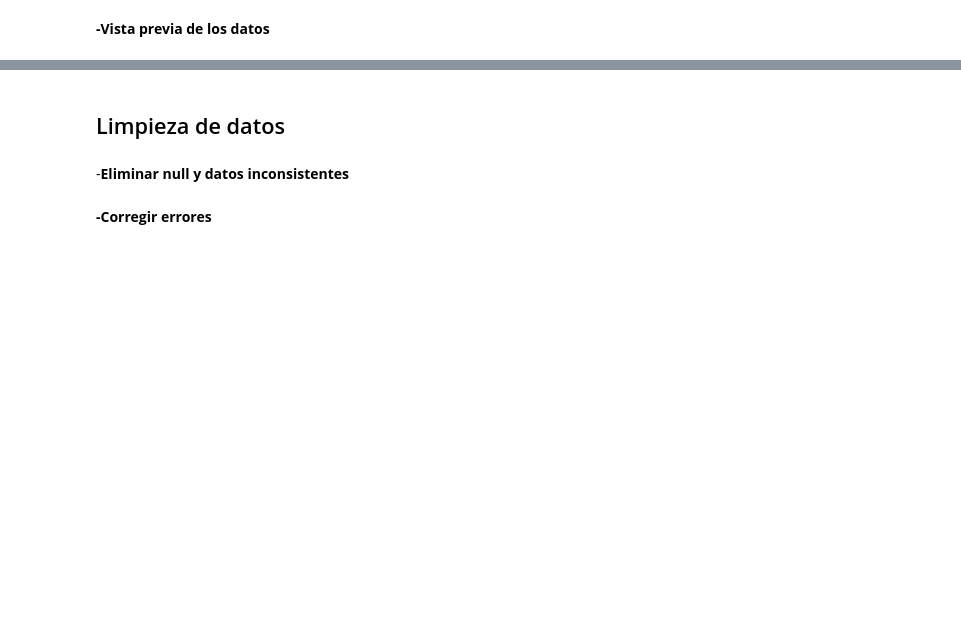
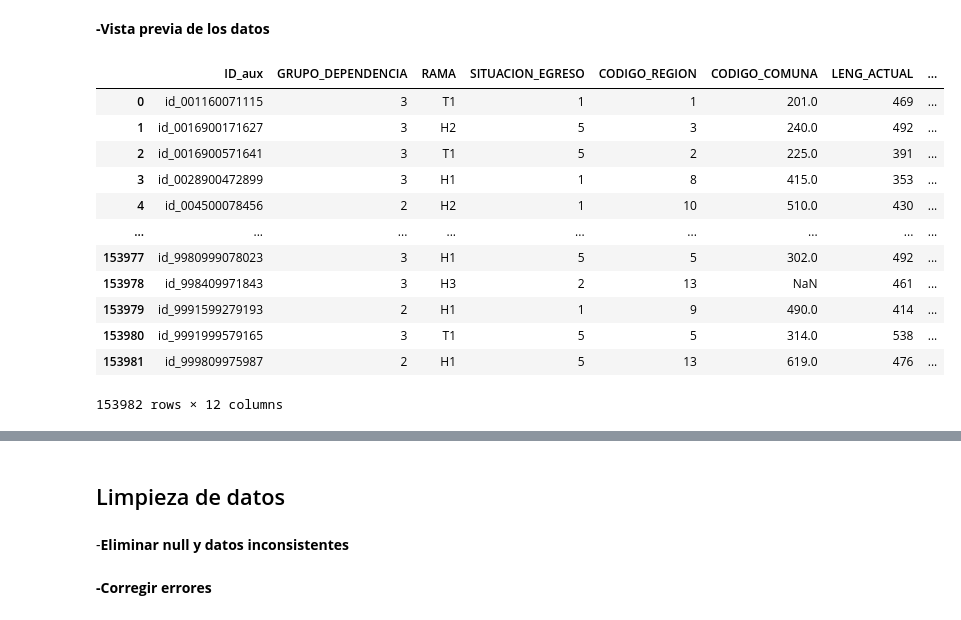
Before and after one commit to Proyecto-IMT-2200/2025-2, a Jupyter notebook: Borrador_Proyecto.ipynb, the cells around one changed output, grey strips where cells are left out. Cells and saved outputs as stored; diff of their text form; code cells hidden in the pictures; blank space fills up the shorter version.

```diff
--- a/Borrador_Proyecto.ipynb
+++ b/Borrador_Proyecto.ipynb
@@ -46,13 +46,14 @@ from pathlib import Path
 # %% [markdown]
 **-Leer el archivo de datos**
 # %%
+## no eliminar, me sirvio para generar mi codigo, saco ideas de aqui para la lectura de los demas, cuando sea necesario...
 dataframes = []
 print("si")
 #idea, crear el dataframe
 for num in range(2004 ,2026):
     dataframe_actual = []
     num = str(num)
-    ruta = Path(f"datos/raw_data/{num}")
+    ruta = Path(f"raw_data/{num}")
     csv = ruta.glob("**/*.csv")
     exel = ruta.glob("**/*.xslx")
 
@@ -65,9 +66,6 @@ for num in range(2004 ,2026):
         finally:
             pass
 
-
-
-
     dataframes.append(pd.concat(dataframe_actual, axis = 0))
 
 print(dataframes)
@@ -75,0 +90,16 @@ si
+# %%
+adm = []   # adm> lista con  df admision por years
+
+#archivos de admision estan en  ArchivoC_Adm20xx
+print("Iniciando lectura ... \n \n")
+for num in range(2004 ,2026):
+    ruta = Path(f"raw_data/{num}")
+    csv = ruta.glob(f"**/ArchivoC_Adm{num}*.csv")
+
+    for archivo in csv:
+        print(archivo)
+        adm.append(pd.read_csv(archivo , sep = ";" , low_memory=False))
+if len(adm) == 22:
+    print("\n\nLectura correcta datos admision 2004-2025")
+else:
+    print("\n\n Error en la lectura de datos, faltan archivos/mala lectura")
@@ -76,2 +124,18 @@ si
 # %% [markdown]
 **-Vista previa de los datos**
+# %%
+adm[0]
+# %% [output]
+|  | ID_aux | GRUPO_DEPENDENCIA | RAMA | SITUACION_EGRESO | CODIGO_REGION | CODIGO_COMUNA | LENG_ACTUAL | ... |
+| 0 | id_001160071115 | 3 | T1 | 1 | 1 | 201.0 | 469 | ... |
+| 1 | id_0016900171627 | 3 | H2 | 5 | 3 | 240.0 | 492 | ... |
+| 2 | id_0016900571641 | 3 | T1 | 5 | 2 | 225.0 | 391 | ... |
+| 3 | id_0028900472899 | 3 | H1 | 1 | 8 | 415.0 | 353 | ... |
+| 4 | id_004500078456 | 2 | H2 | 1 | 10 | 510.0 | 430 | ... |
+| ... | ... | ... | ... | ... | ... | ... | ... | ... |
+| 153977 | id_9980999078023 | 3 | H1 | 5 | 5 | 302.0 | 492 | ... |
+| 153978 | id_998409971843 | 3 | H3 | 2 | 13 | NaN | 461 | ... |
+| 153979 | id_9991599279193 | 2 | H1 | 1 | 9 | 490.0 | 414 | ... |
+| 153980 | id_9991999579165 | 3 | T1 | 5 | 5 | 314.0 | 538 | ... |
+| 153981 | id_999809975987 | 2 | H1 | 5 | 13 | 619.0 | 476 | ... |
+153982 rows × 12 columns
```
Also changed, not shown: parts of 4 cells of this notebook, 1 other file.
